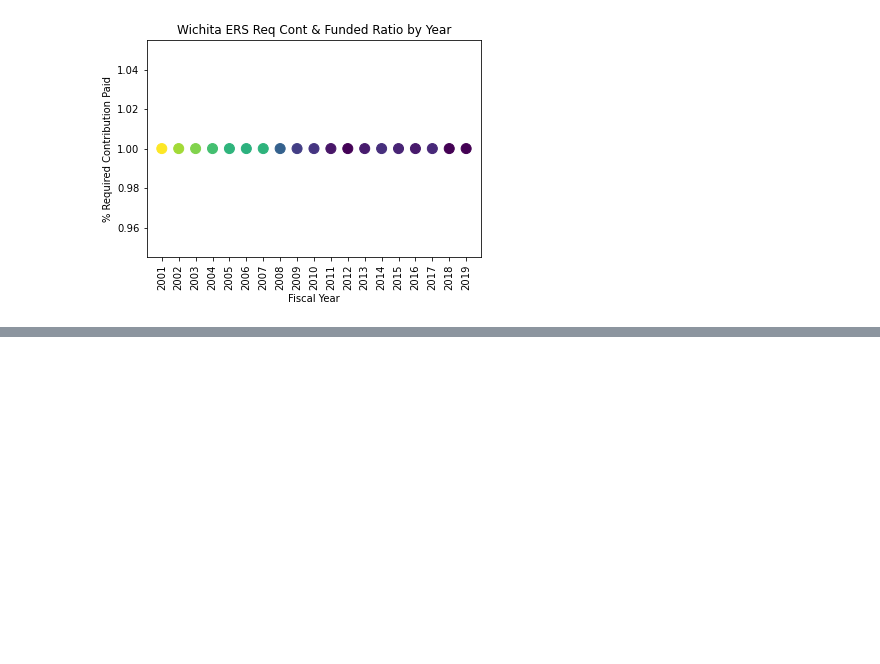
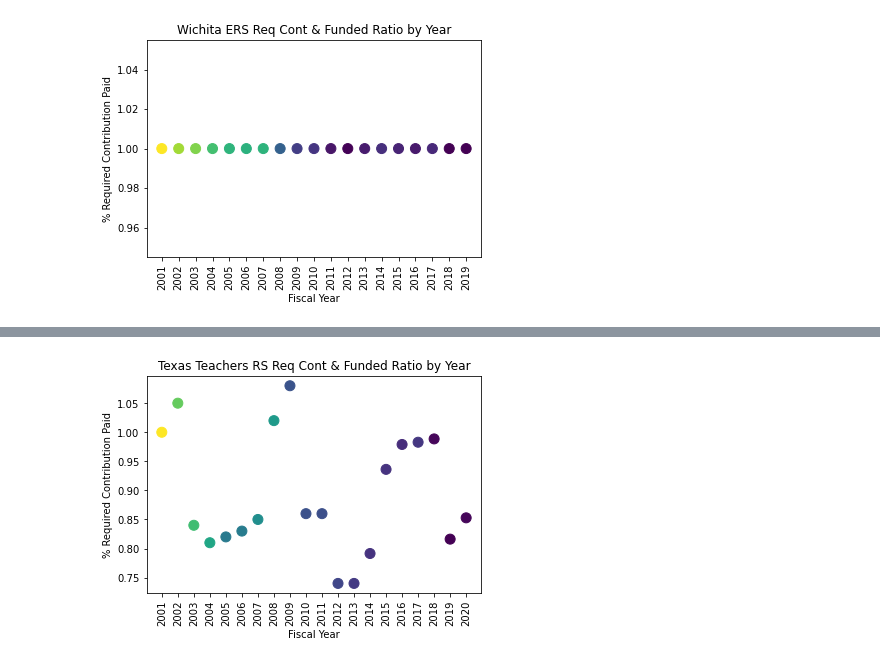
Before and after one commit to DeltaDeutsch/PPD-Group-Project, a Jupyter notebook: PPD Group Funding Cont.ipynb, the cells around one changed output, grey strips where cells are left out. Drawn from its saved outputs; the diff is of its cells as text; code cells hidden in the pictures; blank space fills up the shorter version.

```diff
--- a/PPD Group Funding Cont.ipynb
+++ b/PPD Group Funding Cont.ipynb
@@ -247,0 +304,12 @@ plt.savefig('plot images\plan_179_cont_v_year.png')
+# %%
+plt.title("Texas Teachers RS Req Cont & Funded Ratio by Year")
+plt.ylabel("% Required Contribution Paid")
+plt.xlabel("Fiscal Year")
+#plt.plot(x_values,regress_values,"r-")
+#plt.annotate(line_eq,(16,50))
+plt.scatter(plan_108_fy,plan_108_contpaid,c=plan_108_fundrat, s=100)
+plt.xticks(rotation=90)
+plt.show
+plt.savefig('plot images\plan_108_cont_v_year.png')
+# %% [output]
+[figure, added]
```
Also changed, not shown: parts of 10 cells of this notebook, 10 other files.
